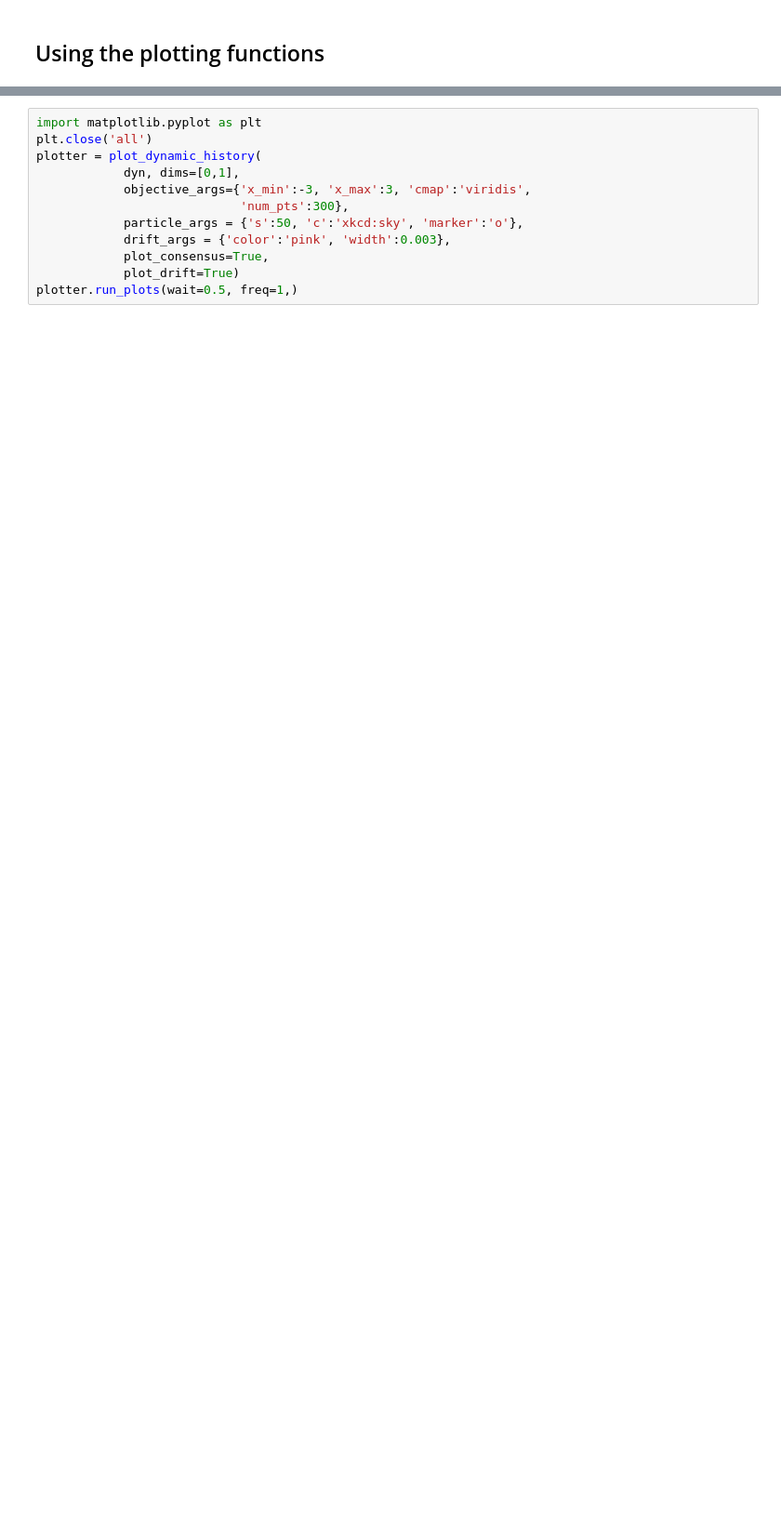
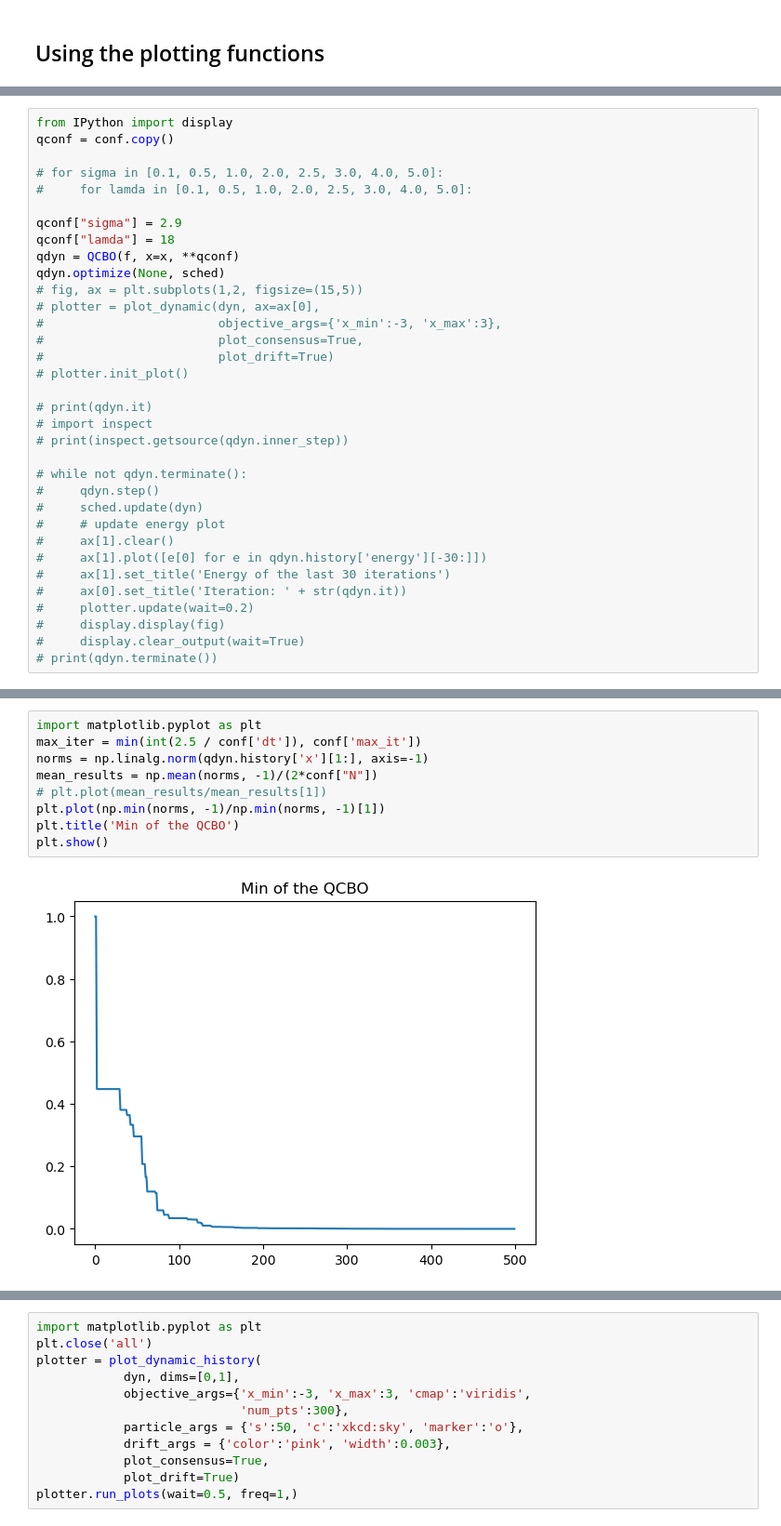
Before and after one commit to phierhager/CBXpy, a Jupyter notebook: experiments/6_average_energy/average_energy.ipynb, the cells around one changed output, grey strips where cells are left out. Shown at 93% size. Drawn from its saved outputs; the diff is of its cells as text; blank space fills up the shorter version.

```diff
--- a/experiments/6_average_energy/average_energy.ipynb
+++ b/experiments/6_average_energy/average_energy.ipynb
@@ -131,0 +101,34 @@ dyn.history['avg_energy']
+# %%
+from IPython import display
+qconf = conf.copy()
+
+# for sigma in [0.1, 0.5, 1.0, 2.0, 2.5, 3.0, 4.0, 5.0]:
+#     for lamda in [0.1, 0.5, 1.0, 2.0, 2.5, 3.0, 4.0, 5.0]:
+
+qconf["sigma"] = 2.9
+qconf["lamda"] = 18
+qdyn = QCBO(f, x=x, **qconf)
+qdyn.optimize(None, sched)
+# fig, ax = plt.subplots(1,2, figsize=(15,5))
+# plotter = plot_dynamic(dyn, ax=ax[0],
+#                        objective_args={'x_min':-3, 'x_max':3},
+#                        plot_consensus=True,
+#                        plot_drift=True)
+# plotter.init_plot()
+
+# print(qdyn.it)
+# import inspect
+# print(inspect.getsource(qdyn.inner_step))
+
+# while not qdyn.terminate():
+#     qdyn.step()
+#     sched.update(dyn)
+#     # update energy plot
+#     ax[1].clear()
+#     ax[1].plot([e[0] for e in qdyn.history['energy'][-30:]])
+#     ax[1].set_title('Energy of the last 30 iterations')
+#     ax[0].set_title('Iteration: ' + str(qdyn.it))
+#     plotter.update(wait=0.2)
+#     display.display(fig)
+#     display.clear_output(wait=True)
+# print(qdyn.terminate())
@@ -132,3 +160,14 @@ dyn.history['avg_energy']
+# %%
+import matplotlib.pyplot as plt
+max_iter = min(int(2.5 / conf['dt']), conf['max_it'])
+norms = np.linalg.norm(qdyn.history['x'][1:], axis=-1)
+mean_results = np.mean(norms, -1)/(2*conf["N"])
+# plt.plot(mean_results/mean_results[1])
+plt.plot(np.min(norms, -1)/np.min(norms, -1)[1])
+plt.title('Min of the QCBO')
+plt.show()
+# %% [output]
+[figure, added]
 # %%
 import numpy as np
 from math import log10
```
Also changed, not shown: parts of 10 cells of this notebook, 2 other files.
